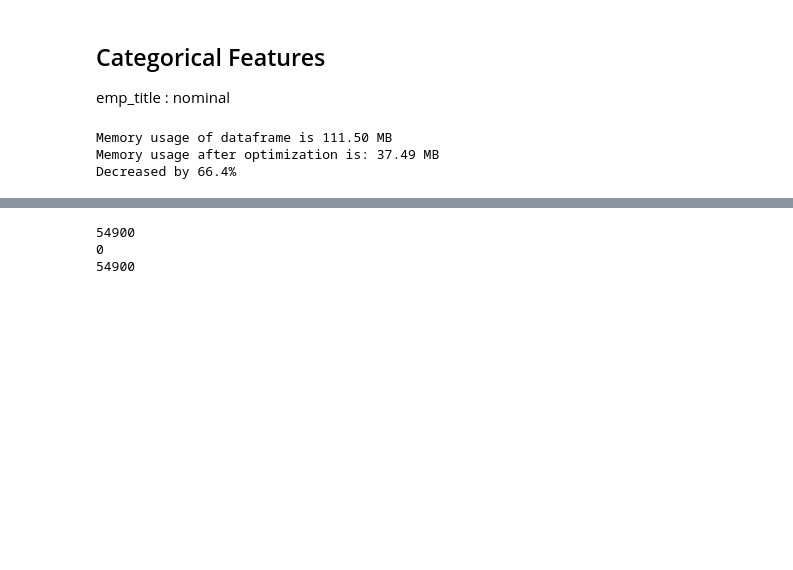
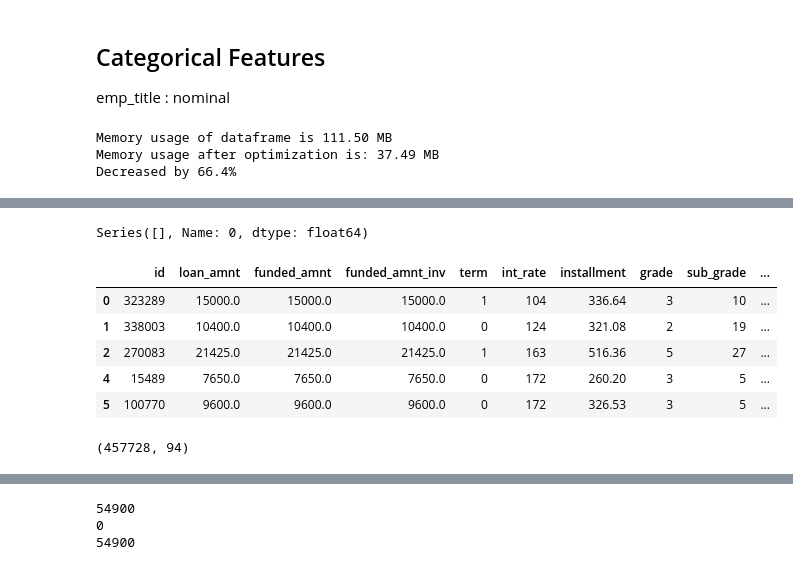
Before and after one commit to vaibhavhirani/ML-Loan-Assignment, a Jupyter notebook: ML_assignment_test.ipynb, the cells around one changed output, grey strips where cells are left out. Drawn from its saved outputs; the diff is of its cells as text; code cells hidden in the pictures; blank space fills up the shorter version.

```diff
--- a/ML_assignment_test.ipynb
+++ b/ML_assignment_test.ipynb
@@ -588,0 +548,6 @@ _data = data
+# %%
+# print(data.isnull().sum().sort_values(ascending=False)[:50])
+# data['emp_title']
+data = data[(data['loan_status'] == 'Fully Paid') | (data['loan_status'] == 'Charged Off') ]
+mapping_dictionary = {"loan_status":{ "Fully Paid": 1, "Charged Off": 0}}
+data = data.replace(mapping_dictionary)
@@ -589,2 +569,51 @@ _data = data
+# %%
+object_columns_df = data.select_dtypes(include=['object'])
+print(object_columns_df.iloc[0])
+# %% [output]
+Series([], Name: 0, dtype: float64)
+# %%
+from sklearn.preprocessing import LabelEncoder
+
+labelencoder = LabelEncoder()
+
+column_to_transform = ['term','int_rate',    'grade',    'sub_grade',    'home_ownership',    'verification_status',    'issue_d',    'pymnt_plan',    'purpose',   'zip_code',    'addr_state',    'earliest_cr_line',    'initial_list_status',        'next_pymnt_d',       'application_type',    'hardship_flag',    'disbursement_method',    'debt_settlement_flag']
+#                     ['term','int_rate',    'grade',    'sub_grade',    'home_ownership',    'verification_status',    'issue_d',    'pymnt_plan',    'purpose',   'zip_code',    'addr_state',    'earliest_cr_line',    'initial_list_status',       'next_pymnt_d',      'application_type',    'hardship_flag',    'disbursement_method',    'debt_settlement_flag']
+
+column_to_drop = ['emp_length', 'title', 'last_pymnt_d', 'last_credit_pull_d', 'emp_title']
+
+for c in column_to_transform:
+  data[c] = labelencoder.fit_transform(data[c] )
+
+data['revol_util'] = data['revol_util'].str.rstrip('%').astype('float')
+
+data['id'] = data['id'].astype('int')
+
+data = data.drop(column_to_drop, axis=1)
+# %%
+# Ordinal Number Encoding
+def ordinal_number_encoding(data):
+  for col in data.columns:
+    if data[col].dtype.name == 'object':
+      cols = { element: index for index,element in enumerate(set(data[col])) if element }
+      data[col] = data[col].map(cols)
+
+  return data
+
+data = ordinal_number_encoding(data)
+
+# _data['emp_title'] = data['emp_title'].map(_emp_title)
+
+
+data.head()
+# _data['emp_title'] = data['emp_title']
+# %% [output]
+|  | id | loan_amnt | funded_amnt | funded_amnt_inv | term | int_rate | installment | grade | sub_grade | ... |
+| 0 | 323289 | 15000.0 | 15000.0 | 15000.0 | 1 | 104 | 336.64 | 3 | 10 | ... |
+| 1 | 338003 | 10400.0 | 10400.0 | 10400.0 | 0 | 124 | 321.08 | 2 | 19 | ... |
+| 2 | 270083 | 21425.0 | 21425.0 | 21425.0 | 1 | 163 | 516.36 | 5 | 27 | ... |
+| 4 | 15489 | 7650.0 | 7650.0 | 7650.0 | 0 | 172 | 260.20 | 3 | 5 | ... |
+| 5 | 100770 | 9600.0 | 9600.0 | 9600.0 | 0 | 172 | 326.53 | 3 | 5 | ... |
 # %%
-data = _data
+data.shape
+# %% [output]
+(457728, 94)
```
Also changed, not shown: parts of 44 cells of this notebook.
